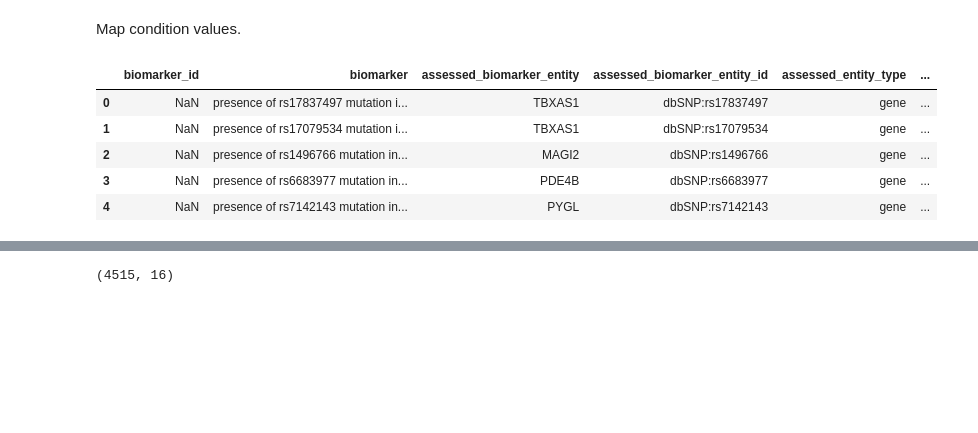
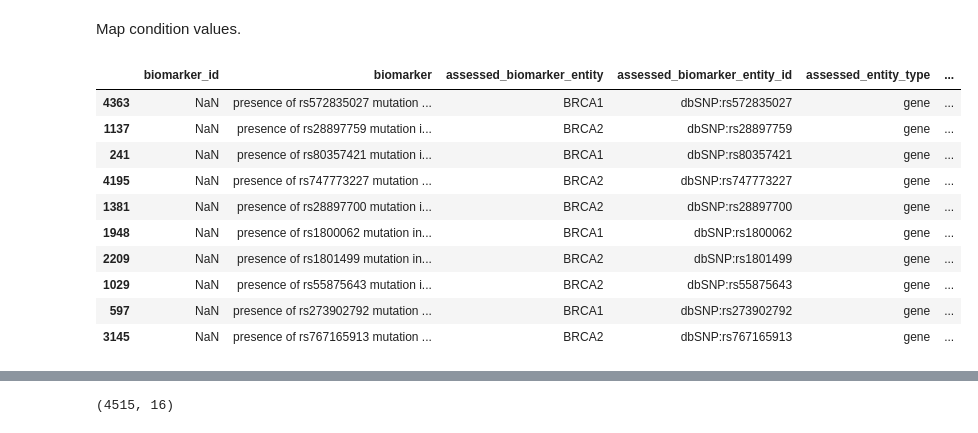
Before and after one commit to clinical-biomarkers/biomarker-partnership, a Jupyter notebook: src/markerdb.ipynb, the cells around one changed output, grey strips where cells are left out. Cells and saved outputs as stored; diff of their text form; code cells hidden in the pictures; blank space fills up the shorter version.

```diff
--- a/src/markerdb.ipynb
+++ b/src/markerdb.ipynb
@@ -228,12 +228,17 @@ df.head()
 # %% [markdown]
 Map condition values.
 # %%
-df_merged = df.merge(conditions_clean[['disease', 'condition', 'DOID']], left_on = 'condition', right_on = 'disease', how = 'left')
-df_merged.head()
+df_merged = df.merge(conditions_clean, left_on = 'condition', right_on = 'disease', how = 'left')
+df_merged.sample(10)
 # %% [output]
 |  | biomarker_id | biomarker | assessed_biomarker_entity | assessed_biomarker_entity_id | assessed_entity_type | ... |
-| 0 | NaN | presence of rs17837497 mutation i... | TBXAS1 | dbSNP:rs17837497 | gene | ... |
-| 1 | NaN | presence of rs17079534 mutation i... | TBXAS1 | dbSNP:rs17079534 | gene | ... |
-| 2 | NaN | presence of rs1496766 mutation in... | MAGI2 | dbSNP:rs1496766 | gene | ... |
-| 3 | NaN | presence of rs6683977 mutation in... | PDE4B | dbSNP:rs6683977 | gene | ... |
-| 4 | NaN | presence of rs7142143 mutation in... | PYGL | dbSNP:rs7142143 | gene | ... |
+| 4363 | NaN | presence of rs572835027 mutation ... | BRCA1 | dbSNP:rs572835027 | gene | ... |
+| 1137 | NaN | presence of rs28897759 mutation i... | BRCA2 | dbSNP:rs28897759 | gene | ... |
+| 241 | NaN | presence of rs80357421 mutation i... | BRCA1 | dbSNP:rs80357421 | gene | ... |
+| 4195 | NaN | presence of rs747773227 mutation ... | BRCA2 | dbSNP:rs747773227 | gene | ... |
+| 1381 | NaN | presence of rs28897700 mutation i... | BRCA2 | dbSNP:rs28897700 | gene | ... |
+| 1948 | NaN | presence of rs1800062 mutation in... | BRCA1 | dbSNP:rs1800062 | gene | ... |
+| 2209 | NaN | presence of rs1801499 mutation in... | BRCA2 | dbSNP:rs1801499 | gene | ... |
+| 1029 | NaN | presence of rs55875643 mutation i... | BRCA2 | dbSNP:rs55875643 | gene | ... |
+| 597 | NaN | presence of rs273902792 mutation ... | BRCA1 | dbSNP:rs273902792 | gene | ... |
+| 3145 | NaN | presence of rs767165913 mutation ... | BRCA2 | dbSNP:rs767165913 | gene | ... |
```
Also changed, not shown: parts of 7 cells of this notebook.
